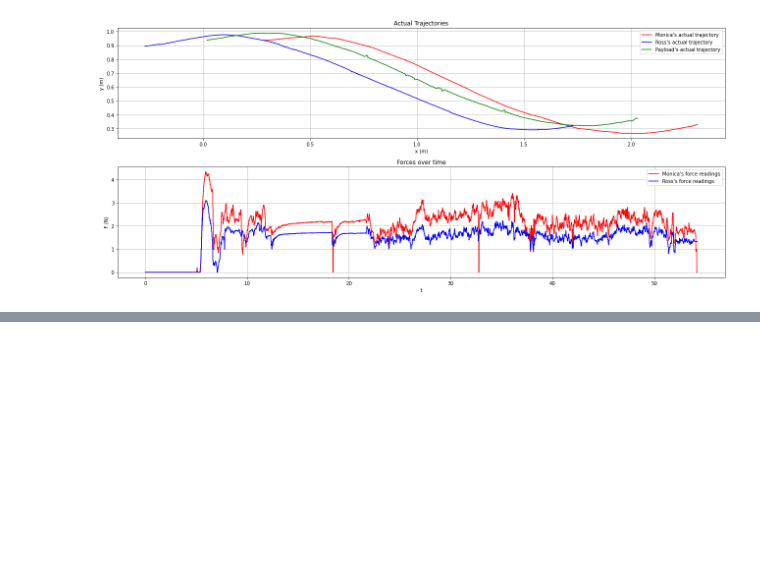
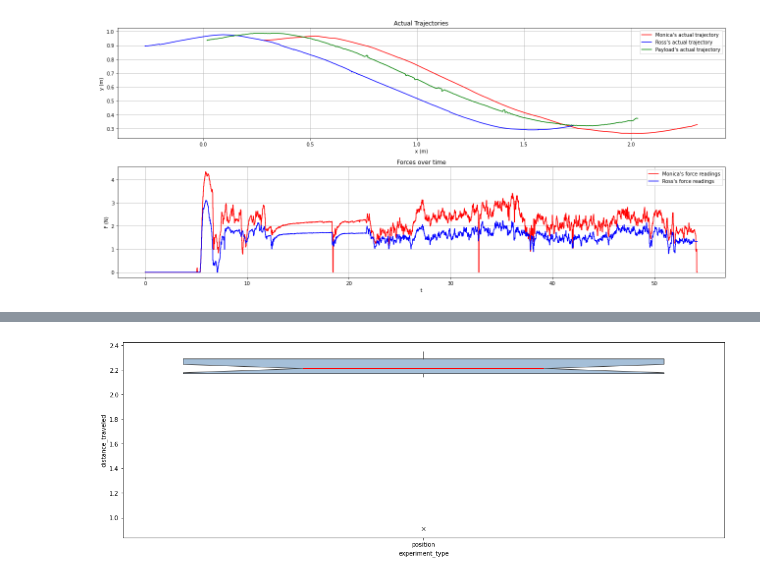
Before and after one commit to BCLab-UNM/MARIAM, a Jupyter notebook: analysis/vicon_experiments/vicon_experiments.ipynb, the cells around one changed output, grey strips where cells are left out. Cells and saved outputs as stored; diff of their text form; code cells hidden in the pictures; blank space fills up the shorter version.

Commit message:
added code to create a box plot with notches

```diff
--- a/analysis/vicon_experiments/vicon_experiments.ipynb
+++ b/analysis/vicon_experiments/vicon_experiments.ipynb
@@ -290,6 +290,21 @@ def plot_traj_and_force(
     axes[1].grid(True)
 
     fig.tight_layout()
+
+
+def create_box_plot(distance_df, fig_size=(18, 6)):
+    """
+    @param distance_df: a DataFrame of the distances traveled for each
+        trial.
+    """
+    fig = plt.figure(figsize=fig_size)
+    sns.boxplot(
+        data=distance_df, x="experiment_type", y="distance_traveled",
+        notch=True, showcaps=False,
+        flierprops={"marker": "x"},
+        boxprops={"facecolor": (.3, .5, .7, .5)},
+        medianprops={"color": "r", "linewidth": 2},
+    )
 # %% [markdown]
 ## Other helper functions
 # %%
@@ -569,0 +618,8 @@ plot_traj_and_force(traj_df, forces_df)
+# %%
+distances_df = generate_box_plot_data(
+    '../../data/08-25_dp_experiment/',
+    '../../data/08-25_admittance_experiment/',
+    '../../data/08-25_position_experiment/'
+)
+
+distances_df.info()
@@ -569,0 +638,4 @@ plot_traj_and_force(traj_df, forces_df)
+# %%
+create_box_plot(distances_df)
+# %% [output]
+[figure, added]
```
Also changed, not shown: parts of 6 cells of this notebook.
